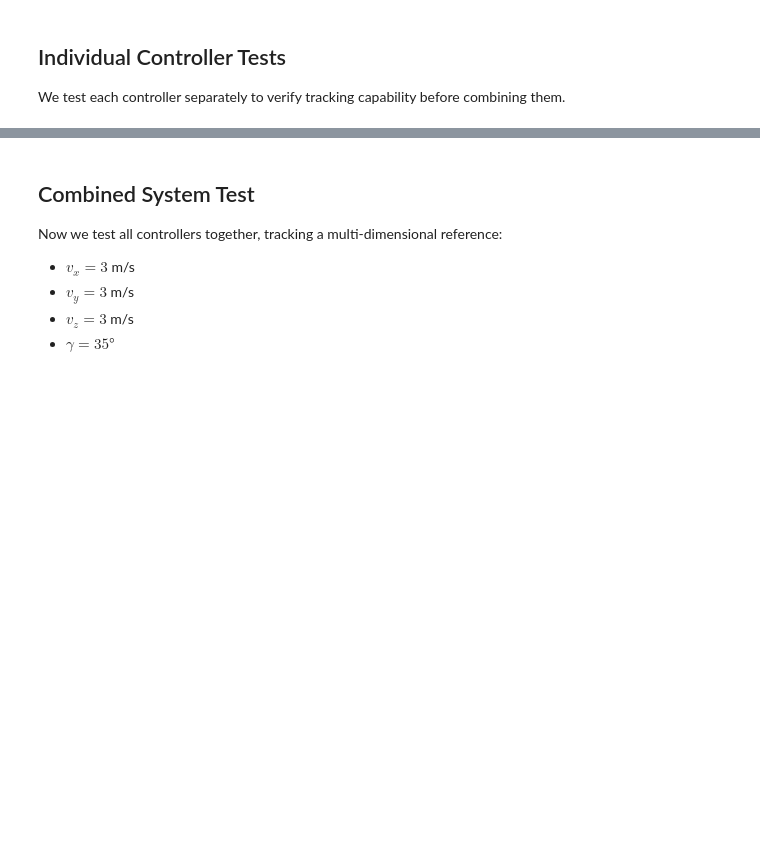
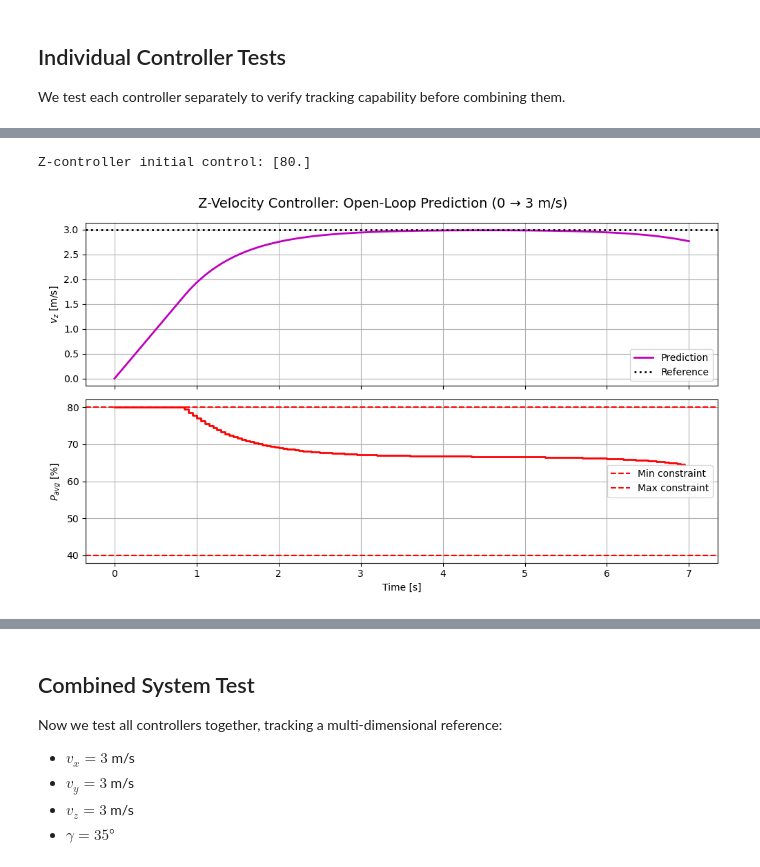
Before and after one commit to yanno27/MPC, a Jupyter notebook: project/Deliverable_3_2/Deliverable_3_2_Claude.ipynb, the cells around one changed output, grey strips where cells are left out. Saved outputs shown, nothing was run; the diff lists cells and outputs as text; code cells hidden in the pictures; blank space fills up the shorter version.

```diff
--- a/project/Deliverable_3_2/Deliverable_3_2_Claude.ipynb
+++ b/project/Deliverable_3_2/Deliverable_3_2_Claude.ipynb
@@ -94,0 +190,37 @@ We test each controller separately to verify tracking capability before combinin
+# %%
+# Test Z-velocity controller open-loop: 0 -> 3 m/s
+x0_z_ol = xs[mpc.mpc_z.x_ids].copy()
+x_ref_z_ol = xs.copy()
+x_ref_z_ol[mpc.mpc_z.x_ids[0]] = 3.0  # vz = 3 m/s
+
+u0_z, x_traj_z, u_traj_z = mpc.mpc_z.get_u(x0_z_ol, x_target=x_ref_z_ol)
+
+print(f"Z-controller initial control: {u0_z}")
+
+# Plot open-loop prediction
+fig, axes = plt.subplots(2, 1, figsize=(10, 6), sharex=True)
+fig.suptitle('Z-Velocity Controller: Open-Loop Prediction (0 → 3 m/s)', fontsize=14)
+
+t_ol = np.arange(x_traj_z.shape[1]) * Ts
+
+axes[0].plot(t_ol, x_traj_z[0, :], 'm-', linewidth=2, label='Prediction')
+axes[0].axhline(y=3.0, color='k', linestyle=':', linewidth=2, label='Reference')
+axes[0].set_ylabel(r'$v_z$ [m/s]')
+axes[0].legend()
+axes[0].grid(True)
+
+t_u = np.arange(u_traj_z.shape[1]) * Ts
+axes[1].step(t_u, u_traj_z[0, :], 'r-', linewidth=2, where='post')
+axes[1].axhline(y=40, color='r', linestyle='--', label='Min constraint')
+axes[1].axhline(y=80, color='r', linestyle='--', label='Max constraint')
+axes[1].set_ylabel(r'$P_{avg}$ [%]')
+axes[1].set_xlabel('Time [s]')
+axes[1].legend()
+axes[1].grid(True)
+
+plt.tight_layout()
+plt.savefig('deliverable_3_2_z_openloop.png', dpi=150, bbox_inches='tight')
+plt.show()
+# %% [output]
+Z-controller initial control: [80.]
+[figure, added]
```
Also changed, not shown: parts of 10 cells of this notebook.
